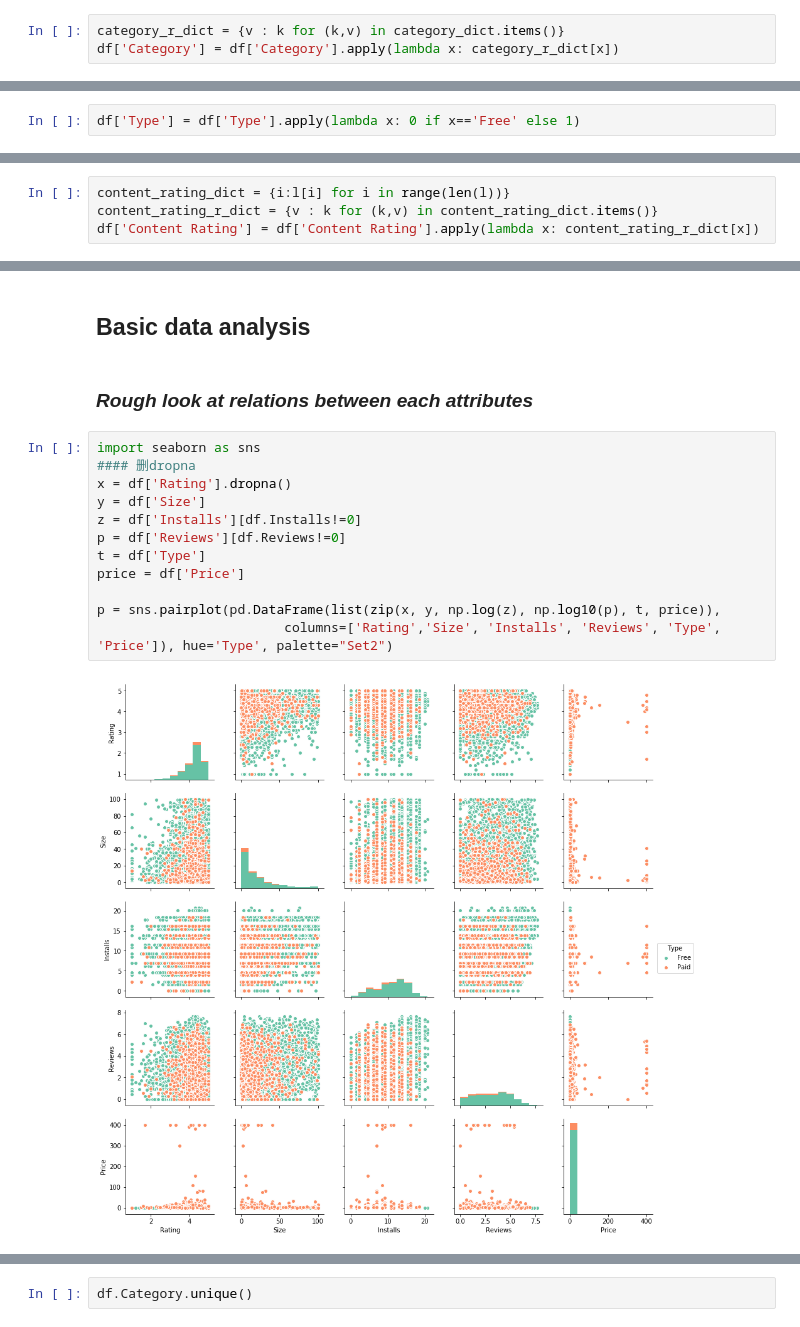
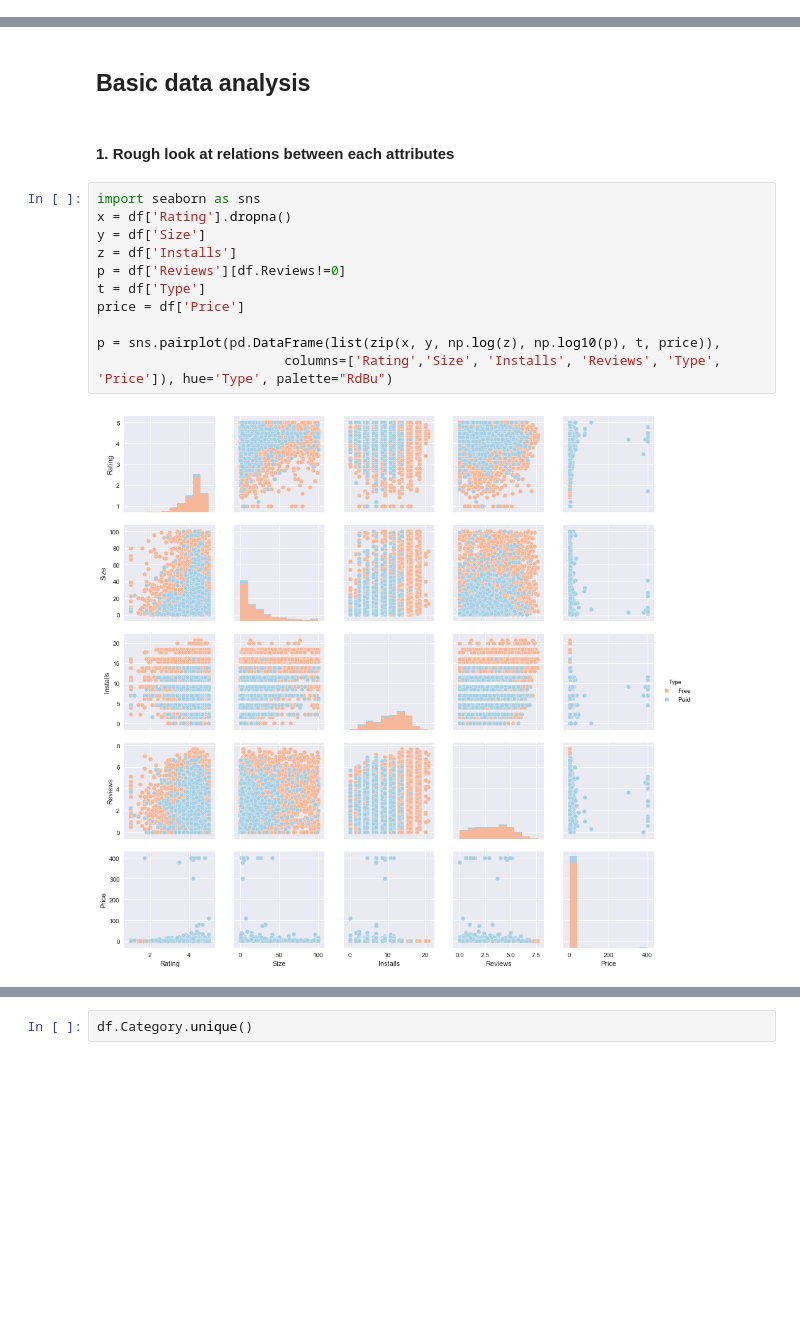
Before and after one commit to sherylwithans/potential-waddle, a Jupyter notebook: app_data_cleaning.ipynb, the cells around one changed output, grey strips where cells are left out. Cells and saved outputs as stored; diff of their text form; blank space fills up the shorter version.

```diff
--- a/app_data_cleaning.ipynb
+++ b/app_data_cleaning.ipynb
@@ -244,3 +217,0 @@ category_dict
-# %%
-category_r_dict = {v : k for (k,v) in category_dict.items()}
-df['Category'] = df['Category'].apply(lambda x: category_r_dict[x])
@@ -253,2 +217,0 @@ array(['Free', 'Paid'], dtype=object)
-# %%
-df['Type'] = df['Type'].apply(lambda x: 0 if x=='Free' else 1)
@@ -263,4 +217,0 @@ array(['Everyone', 'Teen', 'Everyone 10+', 'Mature 17+',
-# %%
-content_rating_dict = {i:l[i] for i in range(len(l))}
-content_rating_r_dict = {v : k for (k,v) in content_rating_dict.items()}
-df['Content Rating'] = df['Content Rating'].apply(lambda x: content_rating_r_dict[x])
@@ -394,18 +341,17 @@ sns.distplot(x,kde = False)
 # %% [markdown]
 ## Basic data analysis
 # %% [markdown]
-### *Rough look at relations between each attributes*
+#### 1. Rough look at relations between each attributes
 # %%
 import seaborn as sns
-#### 删dropna
 x = df['Rating'].dropna()
 y = df['Size']
-z = df['Installs'][df.Installs!=0]
+z = df['Installs']
 p = df['Reviews'][df.Reviews!=0]
 t = df['Type']
 price = df['Price']
 
 p = sns.pairplot(pd.DataFrame(list(zip(x, y, np.log(z), np.log10(p), t, price)),
-                        columns=['Rating','Size', 'Installs', 'Reviews', 'Type', 'Price']), hue='Type', palette="Set2")
+                        columns=['Rating','Size', 'Installs', 'Reviews', 'Type', 'Price']), hue='Type', palette="RdBu")
 # %% [output]
-[figure, old version]
+[figure, new version]
```
Also changed, not shown: parts of 24 cells of this notebook, 1 other file.
